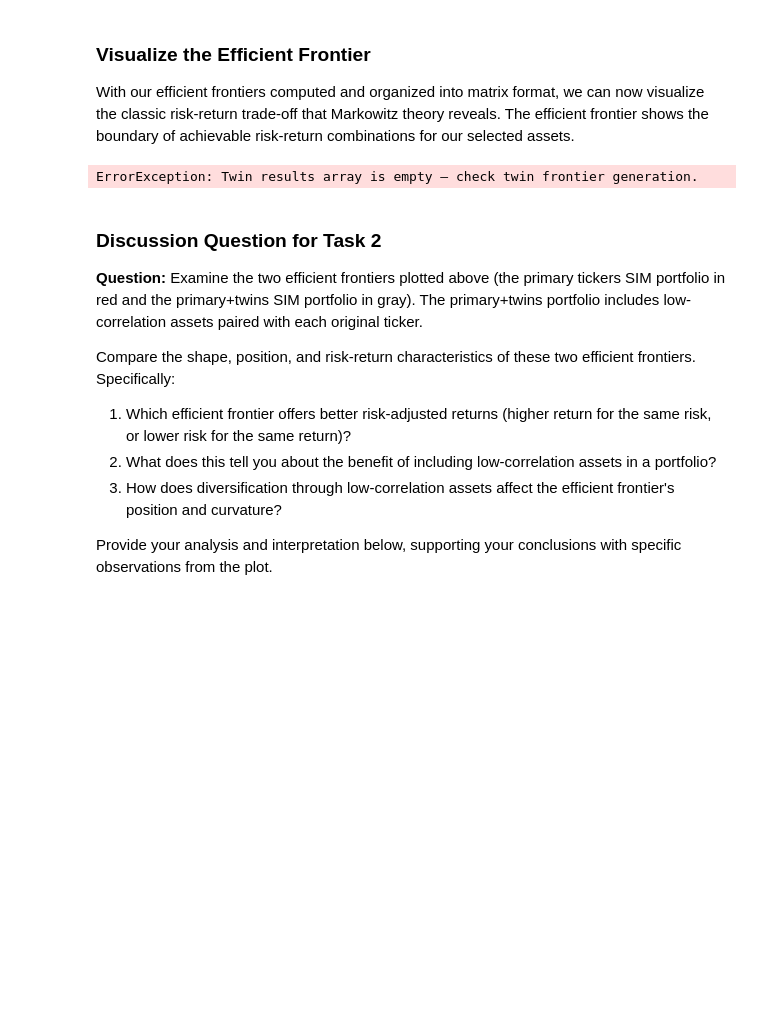
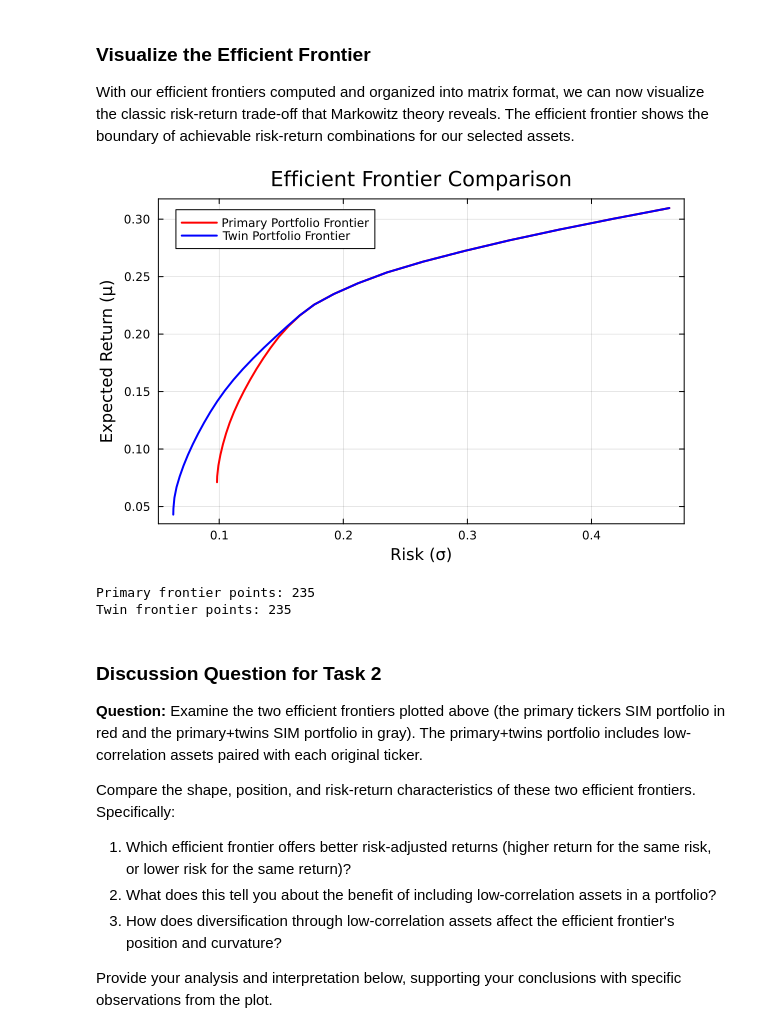
Before and after one commit to CHEME-5660-Classroom-Cornell/ps4-5660-f25-fka7-a11y, a Jupyter notebook: PS4-CHEME-5660-Student-SIM-MinVar-RA-Fall-2025.ipynb, the cells around one changed output. Saved outputs shown, nothing was run; the diff lists cells and outputs as text; code cells hidden in the pictures; blank space fills up the shorter version.

```diff
--- a/PS4-CHEME-5660-Student-SIM-MinVar-RA-Fall-2025.ipynb
+++ b/PS4-CHEME-5660-Student-SIM-MinVar-RA-Fall-2025.ipynb
@@ -623,46 +661,52 @@ let
     # safely handle dimensions
     number_of_portfolios = size(results_array, 1)
     if number_of_portfolios == 0
         error("Primary results array is empty — check data generation step.")
     end
 
     max_risk_value = results_array[end, 1]
     max_reward_value = results_array[end, 2]
 
     plot(
         results_array[1:skip:number_of_portfolios, 1],
         results_array[1:skip:number_of_portfolios, 2],
         label = "Primary Portfolio Frontier",
         xlabel = "Risk (σ)",
         ylabel = "Expected Return (μ)",
         lw = 2,
         color = :red,
         legend = :topleft
     )
 
-    # === TWIN PORTFOLIO FRONTIER ===
+    # === TWIN PORTFOLIO FRONTIER (only plot if we have data) ===
     results_array = results_array_sim_twins
     efficient_frontier = efficient_frontier_sim_twins
+    number_of_portfolios = size(results_array, 1)
 
-    number_of_portfolios = size(results_array, 1)
-    if number_of_portfolios == 0
-        error("Twin results array is empty — check twin frontier generation.")
+    if number_of_portfolios > 0
+        plot!(
+            results_array[1:skip:number_of_portfolios, 1],
+            results_array[1:skip:number_of_portfolios, 2],
+            label = "Twin Portfolio Frontier",
+            lw = 2,
+            color = :blue
+        )
+    else
+        @warn "Twin portfolio frontier is empty - only showing primary portfolio"
     end
-
-    plot!(
-        results_array[1:skip:number_of_portfolios, 1],
-        results_array[1:skip:number_of_portfolios, 2],
-        label = "Twin Portfolio Frontier",
-        lw = 2,
-        color = :blue
-    )
 
     # === Style and finalize ===
     title!("Efficient Frontier Comparison")
     plot!(background_color_outside = :white, framestyle = :box, legend = :topleft)
 end
 # %% [output]
-ErrorException: Twin results array is empty — check twin frontier generation.
+[figure, added]
+# %%
+println("Primary frontier points: ", size(results_array_sim_primary, 1))
+println("Twin frontier points: ", size(results_array_sim_twins, 1))
+# %% [output]
+Primary frontier points: 235
+Twin frontier points: 235
 # %% [markdown]
 ### Discussion Question for Task 2
 
```
Also changed, not shown: parts of 12 cells of this notebook.
